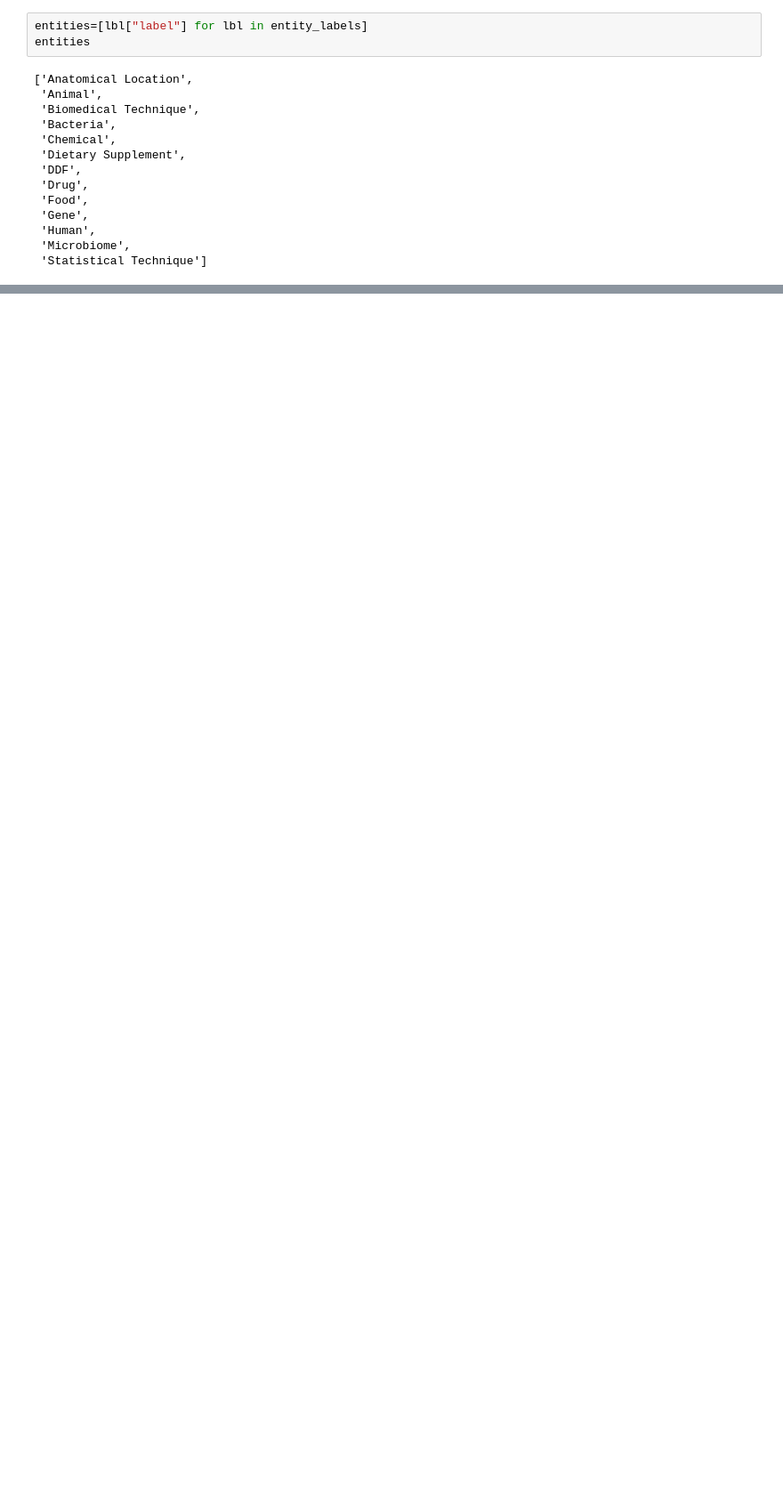
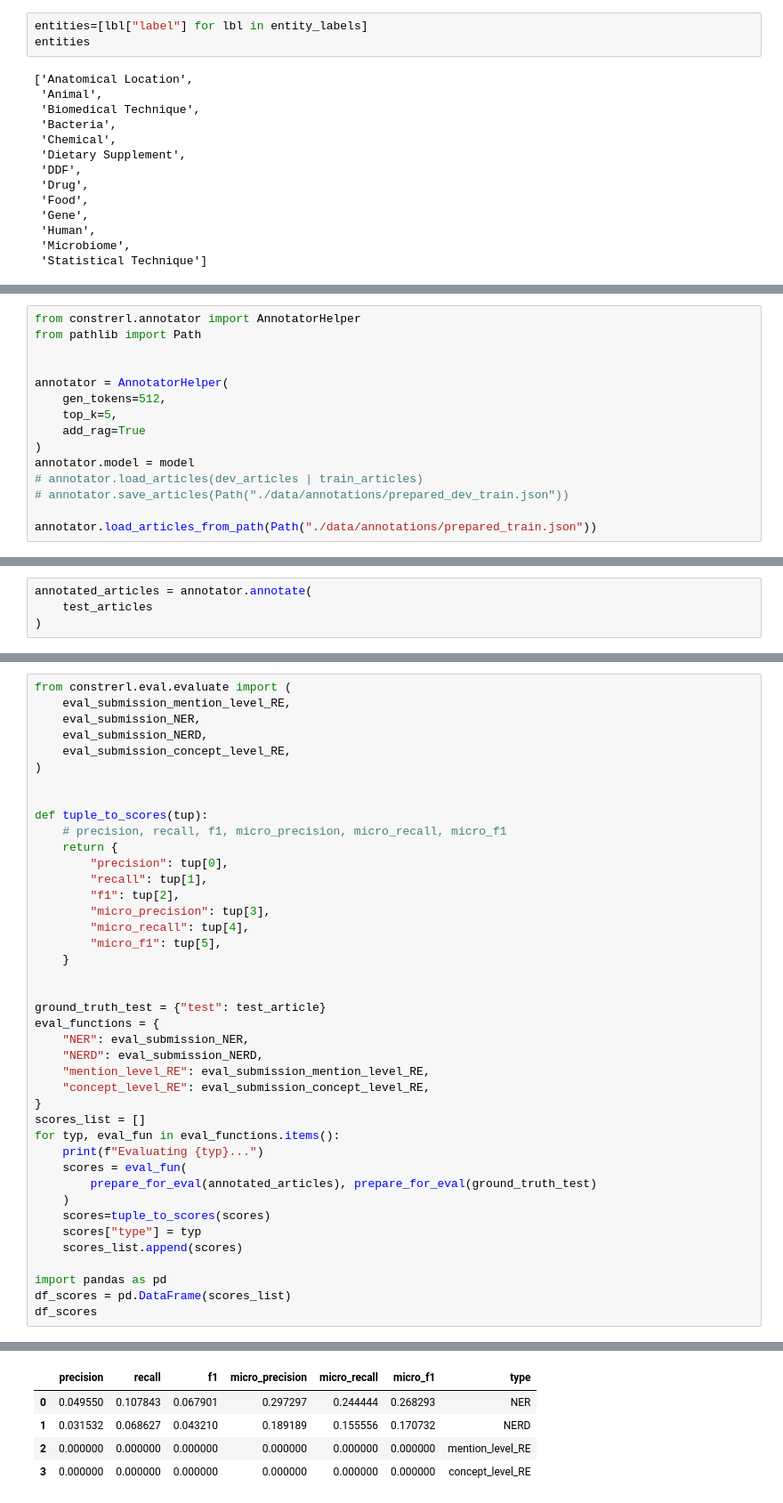
Before and after one commit to Dakantz/CLEANR, a Jupyter notebook: inference.ipynb, the cells around one changed output, grey strips where cells are left out. Shown at 89% size. Saved outputs shown, nothing was run; the diff lists cells and outputs as text; blank space fills up the shorter version.

Commit message:
Working new NERD+RED

```diff
--- a/inference.ipynb
+++ b/inference.ipynb
@@ -498,0 +112,15 @@ np.float64(0.2921717171717172)
+# %%
+from constrerl.annotator import AnnotatorHelper
+from pathlib import Path
+
+
+annotator = AnnotatorHelper(
+    gen_tokens=512,
+    top_k=5,
+    add_rag=True
+)
+annotator.model = model
+# annotator.load_articles(dev_articles | train_articles)
+# annotator.save_articles(Path("./data/annotations/prepared_dev_train.json"))
+
+annotator.load_articles_from_path(Path("./data/annotations/prepared_train.json"))
@@ -498,0 +136,4 @@ np.float64(0.2921717171717172)
+# %%
+annotated_articles = annotator.annotate(
+    test_articles
+)
@@ -498,0 +211,42 @@ np.float64(0.2921717171717172)
+# %%
+from constrerl.eval.evaluate import (
+    eval_submission_mention_level_RE,
+    eval_submission_NER,
+    eval_submission_NERD,
+    eval_submission_concept_level_RE,
+)
+
+
+def tuple_to_scores(tup):
+    # precision, recall, f1, micro_precision, micro_recall, micro_f1
+    return {
+        "precision": tup[0],
+        "recall": tup[1],
+        "f1": tup[2],
+        "micro_precision": tup[3],
+        "micro_recall": tup[4],
+        "micro_f1": tup[5],
+    }
+
+
+ground_truth_test = {"test": test_article}
+eval_functions = {
+    "NER": eval_submission_NER,
+    "NERD": eval_submission_NERD,
+    "mention_level_RE": eval_submission_mention_level_RE,
+    "concept_level_RE": eval_submission_concept_level_RE,
+}
+scores_list = []
+for typ, eval_fun in eval_functions.items():
+    print(f"Evaluating {typ}...")
+    scores = eval_fun(
+        prepare_for_eval(annotated_articles), prepare_for_eval(ground_truth_test)
+    )
+    scores=tuple_to_scores(scores)
+    scores["type"] = typ
+    scores_list.append(scores)
+
+import pandas as pd
+df_scores = pd.DataFrame(scores_list)
+df_scores
+# %% [output]
@@ -498,0 +261,5 @@ np.float64(0.2921717171717172)
+|  | precision | recall | f1 | micro_precision | micro_recall | micro_f1 | type |
+| 0 | 0.049550 | 0.107843 | 0.067901 | 0.297297 | 0.244444 | 0.268293 | NER |
+| 1 | 0.031532 | 0.068627 | 0.043210 | 0.189189 | 0.155556 | 0.170732 | NERD |
+| 2 | 0.000000 | 0.000000 | 0.000000 | 0.000000 | 0.000000 | 0.000000 | mention_level_RE |
+| 3 | 0.000000 | 0.000000 | 0.000000 | 0.000000 | 0.000000 | 0.000000 | concept_level_RE |
```
Also changed, not shown: parts of 45 cells of this notebook, 20 other files.
